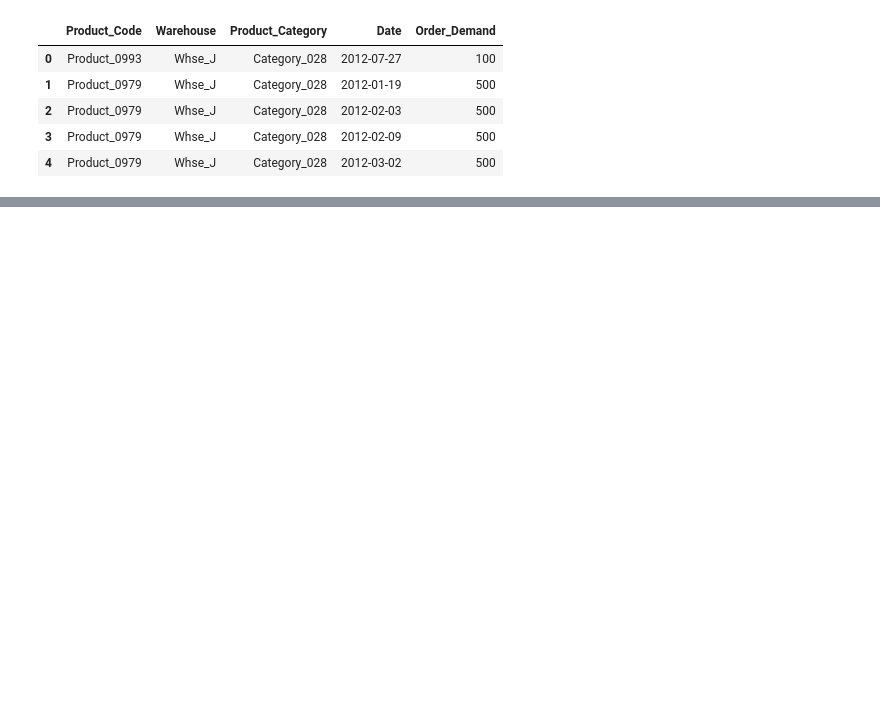
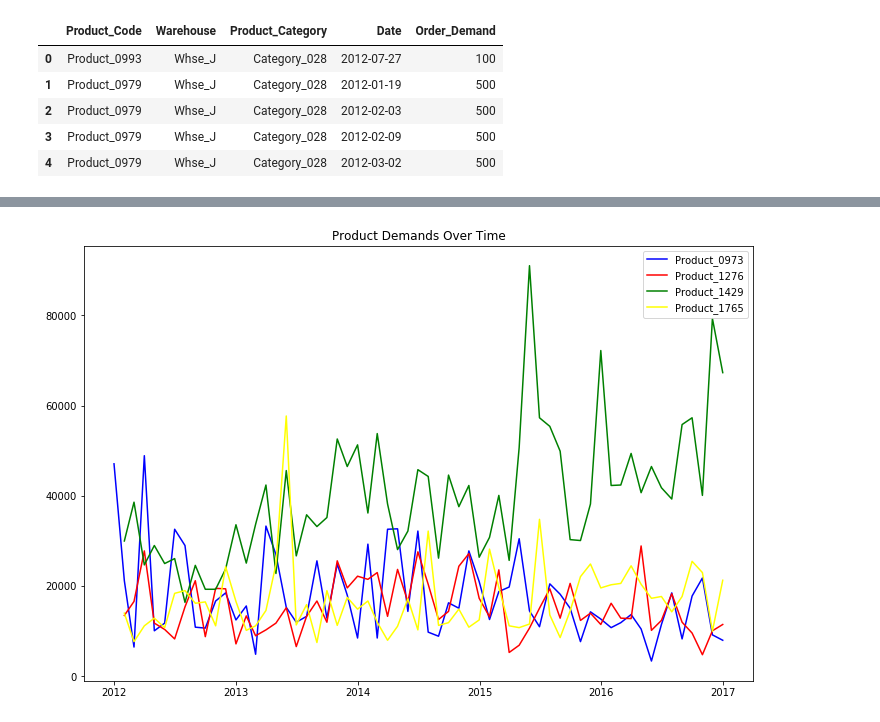
Before and after one commit to mt3443/visualization, a Jupyter notebook: visualizations.ipynb, the cells around one changed output, grey strips where cells are left out. Saved outputs shown, nothing was run; the diff lists cells and outputs as text; code cells hidden in the pictures; blank space fills up the shorter version.

```diff
--- a/visualizations.ipynb
+++ b/visualizations.ipynb
@@ -19,0 +83,23 @@ df.head()
+# %%
+possible_products = list(df['Product_Code'].value_counts()[:200].index)
+# %%
+products = sample(possible_products, 4)
+dfs = []
+
+for product in products:
+    temp_df = df.loc[df.Product_Code == product]
+    temp_df = temp_df.set_index('Date').drop(columns=['Warehouse', 'Product_Code', 'Product_Category']).resample('M').sum()
+    dfs.append(temp_df)
+# %%
+plt.rcParams['figure.figsize'] = [12, 8]
+colors = ['blue', 'red', 'green', 'yellow']
+
+plt.title('Product Demands Over Time')
+
+for i in range(len(dfs)):
+    plt.plot(dfs[i], color=colors[i], label=products[i])
+
+plt.legend(loc='best')
+plt.show()
+# %% [output]
+[figure, added]
```
Also changed, not shown: parts of 8 cells of this notebook.
